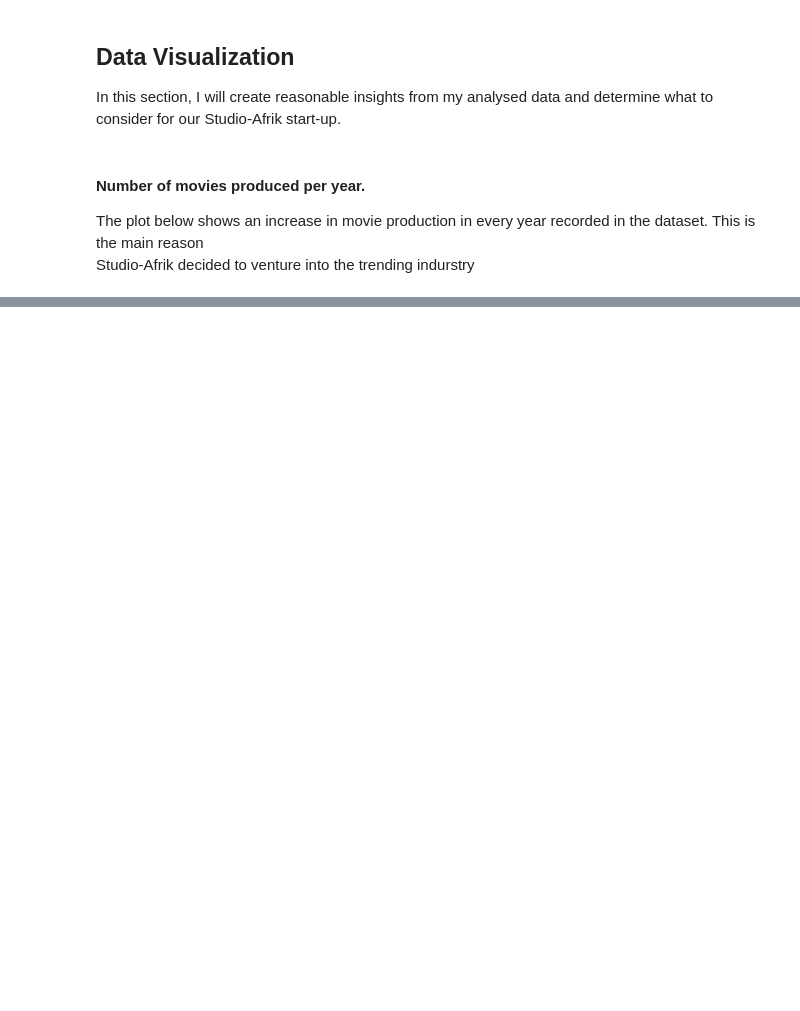
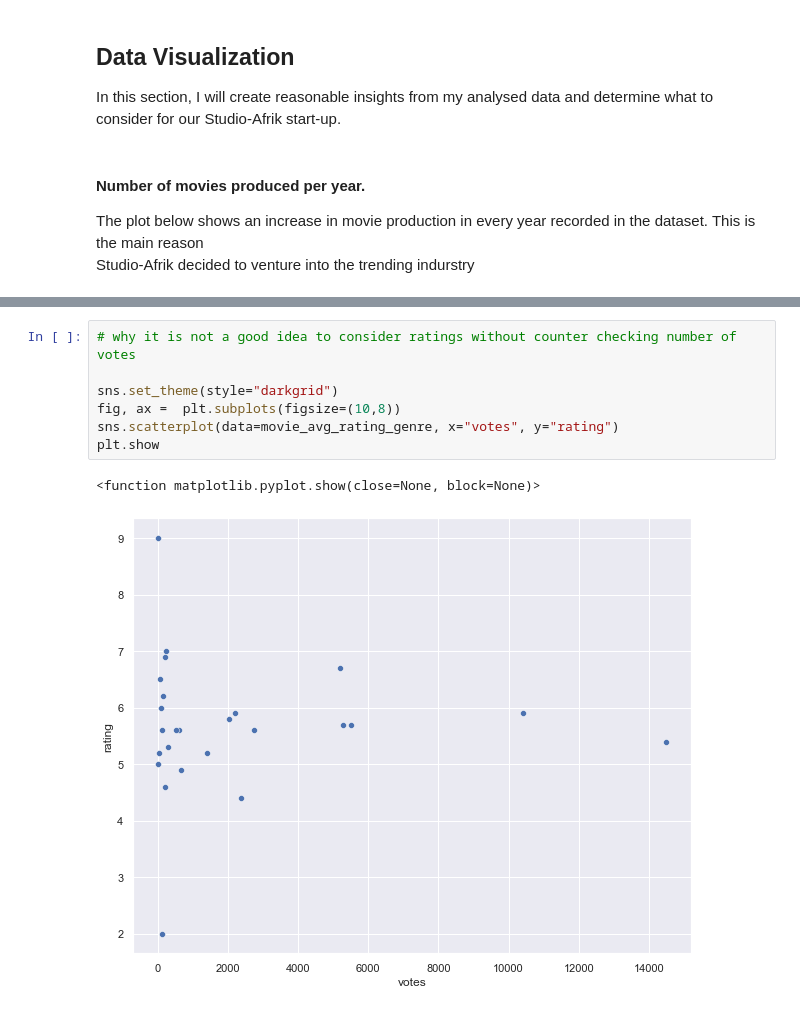
Before and after one commit to kamahTek/Studio_Afrik, a Jupyter notebook: studio_afrik.ipynb, the cells around one changed output, grey strips where cells are left out. Cells and saved outputs as stored; diff of their text form; blank space fills up the shorter version.

```diff
--- a/studio_afrik.ipynb
+++ b/studio_afrik.ipynb
@@ -620,0 +620,10 @@ plt.show()
+# %%
+# why it is not a good idea to consider ratings without counter checking number of votes
+
+sns.set_theme(style="darkgrid")
+fig, ax =  plt.subplots(figsize=(10,8))
+sns.scatterplot(data=movie_avg_rating_genre, x="votes", y="rating")
+plt.show
+# %% [output]
+<function matplotlib.pyplot.show(close=None, block=None)>
+[figure, added]
```
Also changed, not shown: parts of 11 cells of this notebook, 2 other files.
